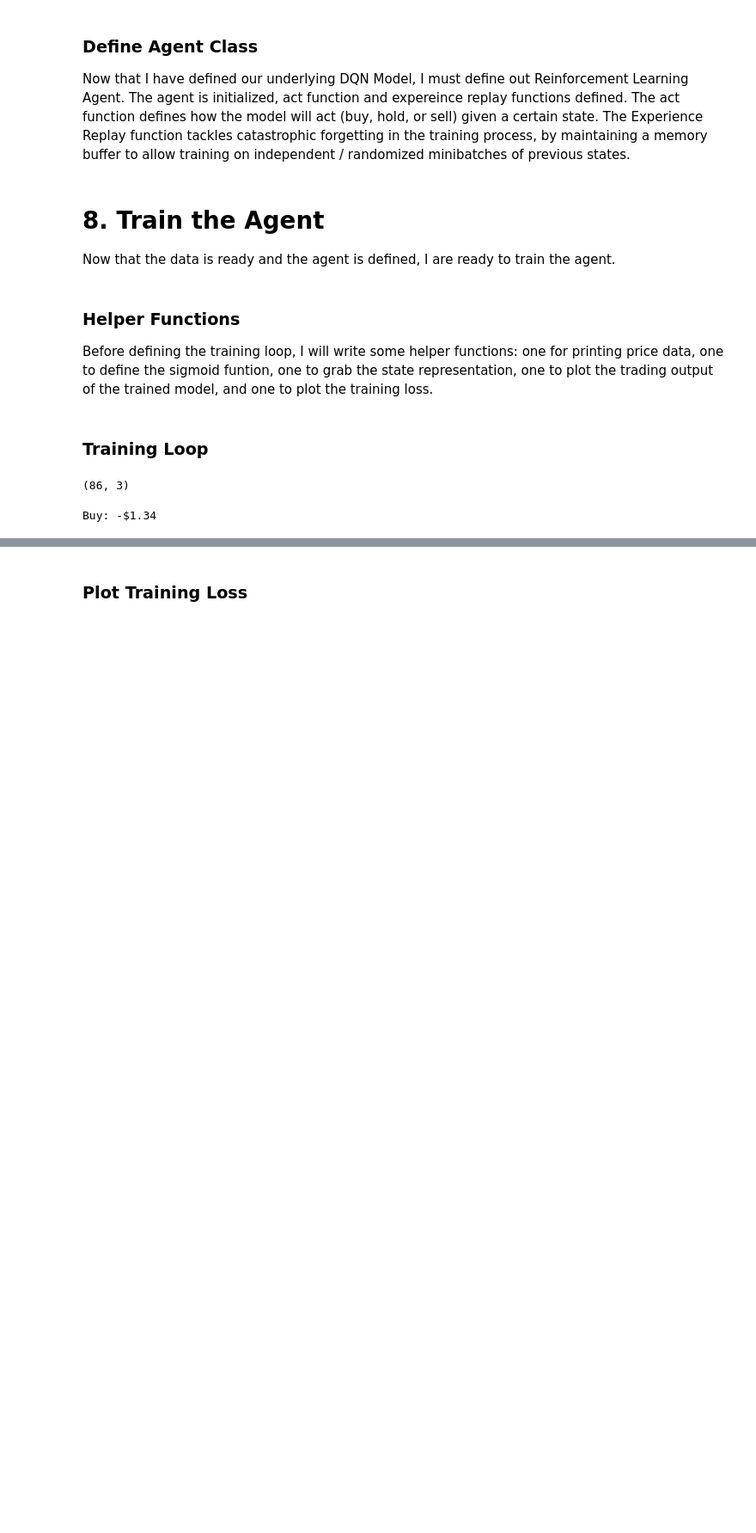
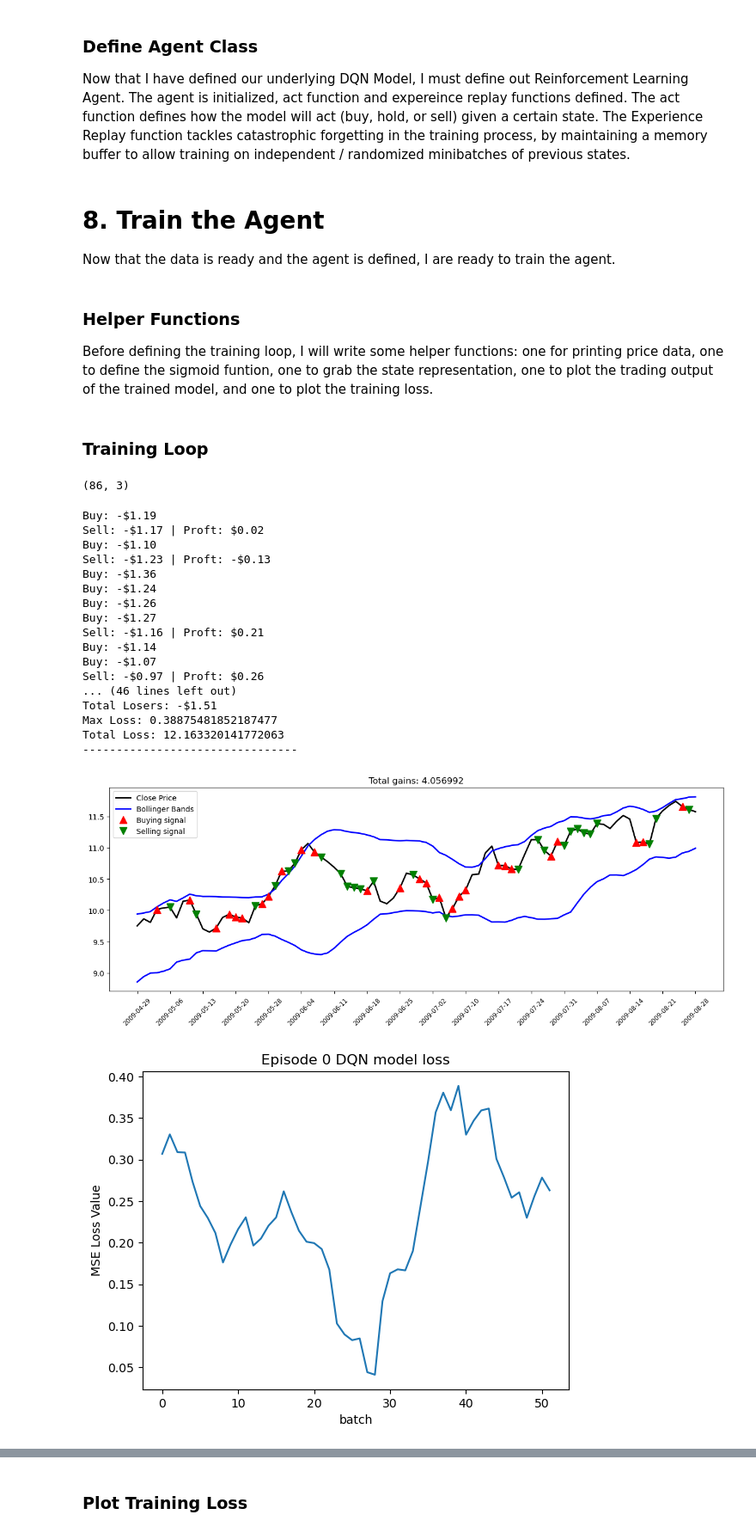
Before and after one commit to waynebar69/rl-dqn-trading-agent, a Jupyter notebook: notebooks/01_project_nb.ipynb, the cells around one changed output, grey strips where cells are left out. Shown at 86% size. Saved outputs shown, nothing was run; the diff lists cells and outputs as text; code cells hidden in the pictures; blank space fills up the shorter version.

```diff
--- a/notebooks/01_project_nb.ipynb
+++ b/notebooks/01_project_nb.ipynb
@@ -391,7 +391,8 @@ class Agent:
                 optimal_q_for_action = reward
             else:
                 # target Q-value is updated using the Bellman equation: reward + gamma * max(predicted Q-value of next state)
-                optimal_q_for_action = reward + self.gamma * np.max(self.get_q_values_for_state(next_state)) #  reward + gamma * max(predicted Q-value of next state)
+                next_q = self.get_q_values_for_state(next_state)
+                optimal_q_for_action = reward + self.gamma * np.max(next_q) #  reward + gamma * max(predicted Q-value of next state)
             # Get the predicted Q-values of the current state
             target_q_table = self.get_q_values_for_state(state)
             # Update the output Q table - replace the predicted Q value for action with the target Q value for action
@@ -474,7 +475,7 @@ def get_state(data, t, n):
         for feature in range(data.shape[1]):
             feature_res.append(sigmoid(block[i + 1, feature] - block[i, feature]))
             res.append(feature_res)
-    return np.array([res])
+    return np.array([res[0]])
 # %% [markdown]
 ### Training Loop
 # %%
@@ -558,37 +559,55 @@ for e in range(episode_count + 1):
             else:
                 total_losers += trade_profit # add current profit to total losers
             states_sell.append(t) # append the time step to states_sell
-            print('Sell: {format_price(sell_price)} | Proft: {format_price(trade_profit)}') # print the action, price of the action, and profit of the action
+            print(f'Sell: {format_price(sell_price)} | Proft: {format_price(trade_profit)}') # print the action, price of the action, and profit of the action
 
         # flag for final training iteration
         done = True if t == l - 1 else False
 
         # append the details of the state action etc in the memory, to be used by the exp_replay function
         agent.memory.append((state, action, reward, next_state, done))
         state = next_state
 
         # print total profit and plot behaviour of the current episode when the episode is finished
         if done:
             print('--------------------------------')
             print(f'Episode {e}')
             print(f'Total Profit: {format_price(total_profit)}')
             print(f'Total Winners: {format_price(total_winners)}')
             print(f'Total Losers: {format_price(total_losers)}')
             print(f'Max Loss: {max(batch_losses[num_batches_trained:len(batch_losses)])}')
             print(f'Total Loss: {sum(batch_losses[num_batches_trained:len(batch_losses)])}')
             print('--------------------------------')
             plot_behavior(X_train_true_price, X_train_true_bb_upper, X_train_true_bb_lower, states_buy, states_sell, total_profit)
             plot_losses(batch_losses[num_batches_trained:len(batch_losses)], f'Episode {e} DQN model loss')
             num_batches_trained = len(batch_losses)
 
         # when the size of the memory is greater than the batch size, run the exp_replay function on the batch to fit the model and get losses for the batch
         # then sum the losses for the batch and append them to the batch_losses list
         if len(agent.memory) > batch_size:
-            losses = agent.exp_replay(batch_size)
+            losses = agent.exp_replay(batch_size=batch_size, losses=[])
             batch_losses.append(sum(losses))
 
     if e % 2 == 0:
         # save the model every 2 episodes (in case of crash or better training iteration in the middle of training process)
         agent.model.save(f'model_ep{e}.keras')
 # %% [output]
-Buy: -$1.34
+Buy: -$1.19
+Sell: -$1.17 | Proft: $0.02
+Buy: -$1.10
+Sell: -$1.23 | Proft: -$0.13
+Buy: -$1.36
+Buy: -$1.24
+Buy: -$1.26
+Buy: -$1.27
+Sell: -$1.16 | Proft: $0.21
+Buy: -$1.14
+Buy: -$1.07
+Sell: -$0.97 | Proft: $0.26
+... (46 lines left out)
+Total Losers: -$1.51
+Max Loss: 0.38875481852187477
+Total Loss: 12.163320141772063
+--------------------------------
+[figure, added]
+[figure, added]
```
Also changed, not shown: parts of 4 cells of this notebook, 2 other files.
